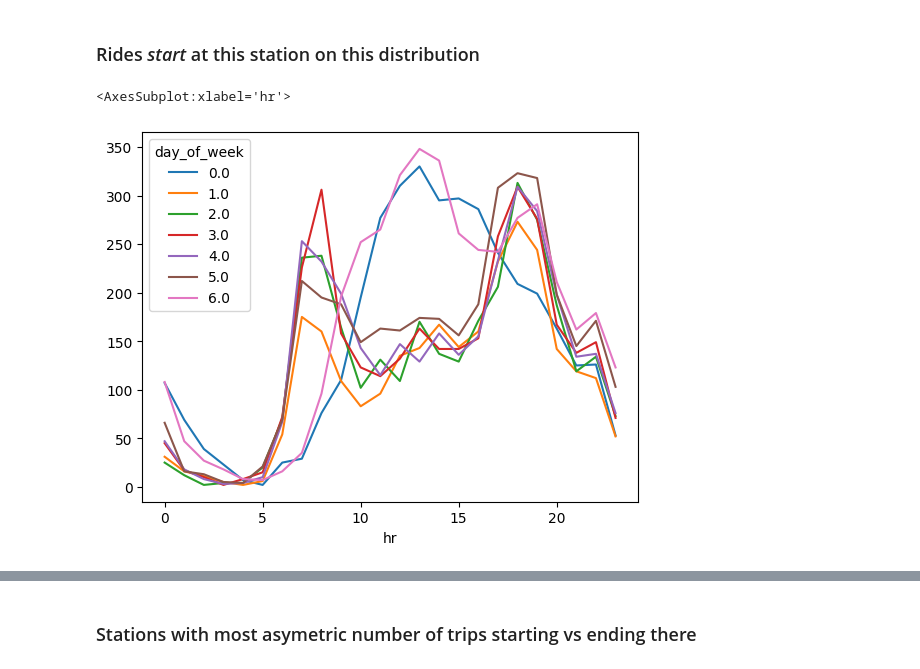
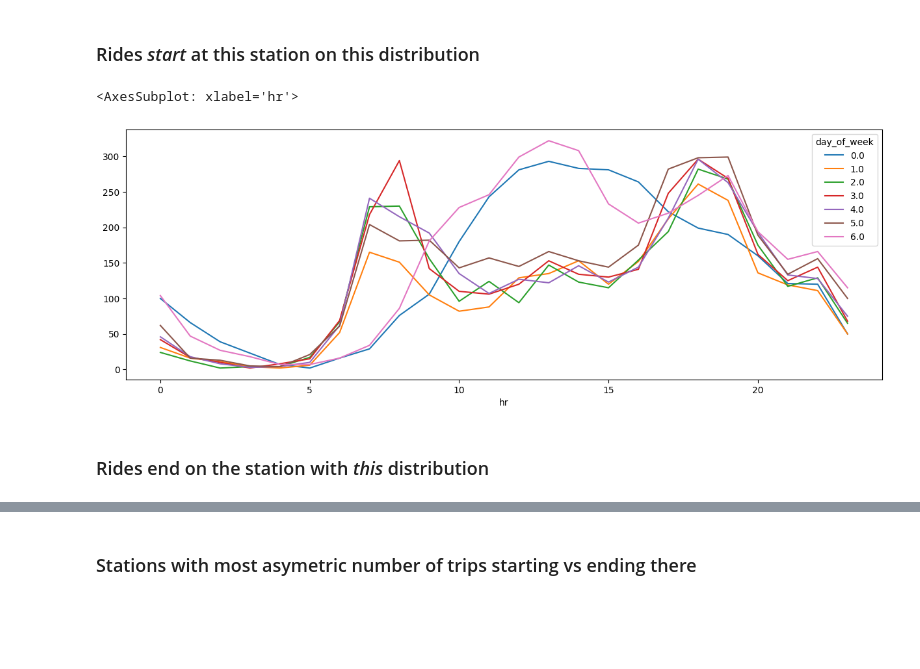
Before and after one commit to dseisun/citibike, a Jupyter notebook: analysis.ipynb, the cells around one changed output, grey strips where cells are left out. Cells and saved outputs as stored; diff of their text form; code cells hidden in the pictures; blank space fills up the shorter version.

```diff
--- a/analysis.ipynb
+++ b/analysis.ipynb
@@ -458,7 +440,7 @@ select
 	'start_station' as station_type,
 	date_part('dow', started_at) day_of_week,
 	date_part('hour', started_at) hr,
-	count(1) num from prod.trips
+	count(1) num from prod.trips_cleaned
 where start_station_id = '{station_id}'
 group by 1,2,3
 union all
@@ -466,7 +448,6 @@ select
 	'end_station' as station_type,
 	date_part('dow', started_at) day_of_week,
 	date_part('hour', started_at) hr,
-	count(1) num from prod.trips
+	count(1) num from prod.trips_cleaned
 where end_station_id = '{station_id}'
 group by 1,2,3""".format(station_id='4033.06'), engine)
-df = df_single_station_data
@@ -475,8 +454,10 @@ df2 = df[df['station_type'] == 'start_station'][['day_of_week', 'hr', 'num']].pi
 # %% [markdown]
 ### Rides _start_ at this station on this distribution
 # %%
-df2.plot()
+df_single_station_data[df_single_station_data['station_type'] == 'start_station'][['day_of_week', 'hr', 'num']].pivot(index='hr', columns='day_of_week', values='num').plot()
 # %% [output]
-<AxesSubplot:xlabel='hr'>
+<AxesSubplot: xlabel='hr'>
-[figure, old version]
+[figure, new version]
+# %% [markdown]
+### Rides end on the station with _this_ distribution
 # %%
```
Also changed, not shown: parts of 31 cells of this notebook, 2 other files.
